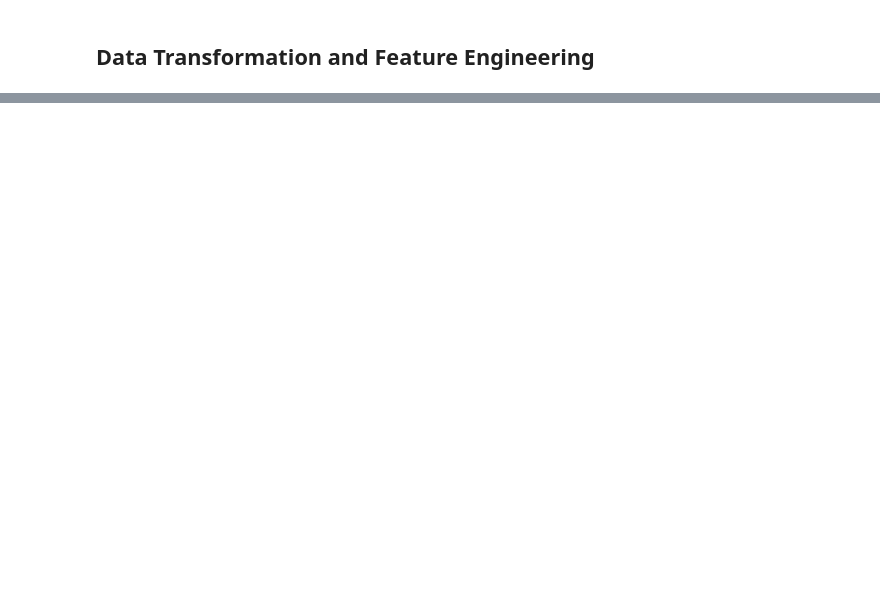
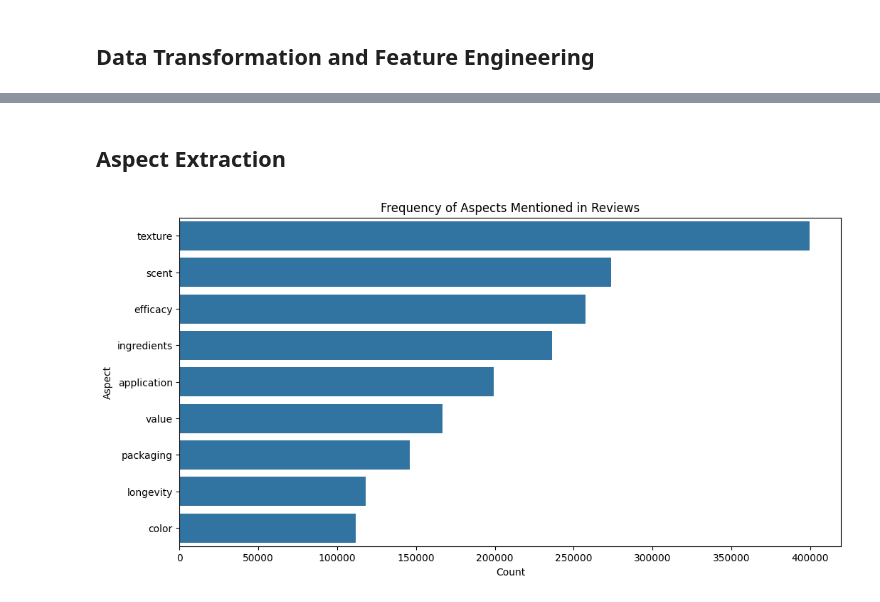
Before and after one commit to colarrbear/DA-opinion_analytics, a Jupyter notebook: DA-opinion_analytics.ipynb, the cells around one changed output, grey strips where cells are left out. Saved outputs shown, nothing was run; the diff lists cells and outputs as text; code cells hidden in the pictures; blank space fills up the shorter version.

```diff
--- a/DA-opinion_analytics.ipynb
+++ b/DA-opinion_analytics.ipynb
@@ -203,10 +245,10 @@ def tokenize_and_lemmatize(text):
 
     return tokens
 
-# merged_data['tokens'] = merged_data['clean_review_text'].apply(tokenize_and_lemmatize)
+merged_data['tokens'] = merged_data['clean_review_text'].apply(tokenize_and_lemmatize)
 
 # Create a column with joined tokens for further analysis
-#merged_data['processed_text'] = merged_data['tokens'].apply(lambda x: ' '.join(x))
+merged_data['processed_text'] = merged_data['tokens'].apply(lambda x: ' '.join(x))
 
 # Check the results
-#merged_data[['review_text', 'clean_review_text', 'processed_text']].head()
+merged_data[['review_text', 'clean_review_text', 'processed_text']].head()
@@ -213,6 +267,2 @@ def tokenize_and_lemmatize(text):
 # %% [markdown]
 ## Data Transformation and Feature Engineering
-# %%
-# Create sentiment score based on rating
-merged_data.columns = merged_data.columns.str.strip()
-merged_data['sentiment_score'] = merged_data['rating_x'].apply(lambda x: 'positive' if x > 3 else 'negative' if x < 3 else 'neutral')
@@ -222,0 +306,54 @@ merged_data['sentiment_score'] = merged_data['rating_x'].apply(lambda x: 'positi
+# %% [markdown]
+## Aspect Extraction
+# %%
+# Define common aspects to look for in beauty product reviews
+beauty_aspects = {
+    'packaging': ['packaging', 'container', 'bottle', 'jar', 'tube', 'pump', 'applicator'],
+    'texture': ['texture', 'consistency', 'creamy', 'lightweight', 'heavy', 'sticky', 'oily', 'watery', 'silky', 'smooth'],
+    'scent': ['scent', 'fragrance', 'smell', 'odor', 'aroma', 'perfume'],
+    'efficacy': ['works', 'effective', 'result', 'results', 'difference', 'effective', 'ineffective', 'improvement'],
+    'ingredients': ['ingredient', 'ingredients', 'natural', 'chemical', 'organic', 'paraben', 'sulfate', 'alcohol', 'oil'],
+    'longevity': ['last', 'lasting', 'longevity', 'wear', 'duration', 'long-lasting', 'short-lived', 'wears off'],
+    'value': ['price', 'expensive', 'affordable', 'worth', 'value', 'cost', 'pricey', 'cheap', 'investment', 'bargain'],
+    'application': ['apply', 'application', 'absorb', 'absorption', 'blend', 'blending', 'spreads', 'rub'],
+    'color': ['color', 'pigment', 'shade', 'tint', 'tone', 'hue', 'pigmentation', 'vibrant', 'dull']
+}
+
+# Function to identify aspects in a review
+def extract_aspects(text, aspect_dict):
+    if pd.isna(text) or text == "":
+        return {}
+
+    text_lower = text.lower()
+    found_aspects = {}
+
+    for aspect, keywords in aspect_dict.items():
+        for keyword in keywords:
+            if keyword in text_lower:
+                if aspect not in found_aspects:
+                    found_aspects[aspect] = []
+                found_aspects[aspect].append(keyword)
+
+    return found_aspects
+
+# Apply aspect extraction to each review
+merged_data['aspects'] = merged_data['clean_review_text'].apply(lambda x: extract_aspects(x, beauty_aspects))
+
+# Create binary flags for each aspect
+for aspect in beauty_aspects.keys():
+    merged_data[f'has_{aspect}'] = merged_data['aspects'].apply(lambda x: 1 if aspect in x else 0)
+
+# Calculate the count of each aspect
+aspect_counts = merged_data[[f'has_{aspect}' for aspect in beauty_aspects.keys()]].sum().reset_index()
+aspect_counts.columns = ['aspect', 'count']
+aspect_counts['aspect'] = aspect_counts['aspect'].apply(lambda x: x.replace('has_', ''))
+
+# Visualize aspect counts
+plt.figure(figsize=(12, 6))
+sns.barplot(x='count', y='aspect', data=aspect_counts.sort_values('count', ascending=False))
+plt.title('Frequency of Aspects Mentioned in Reviews')
+plt.xlabel('Count')
+plt.ylabel('Aspect')
+plt.show()
+# %% [output]
+[figure, added]
```
Also changed, not shown: parts of 34 cells of this notebook.
